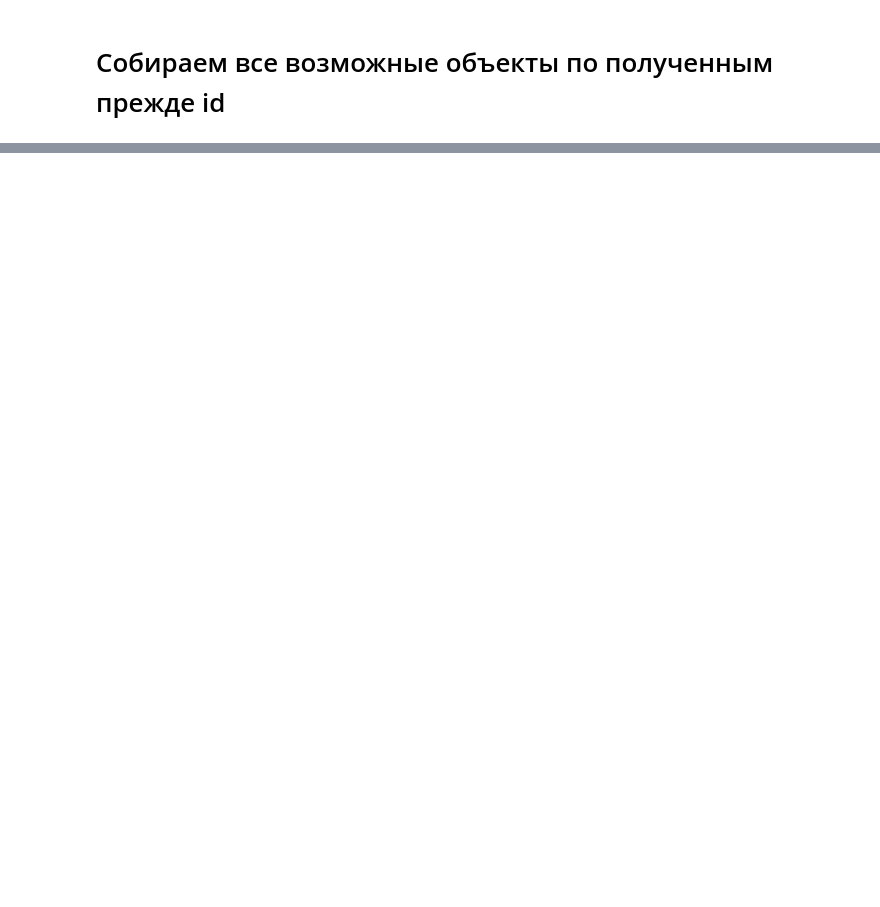
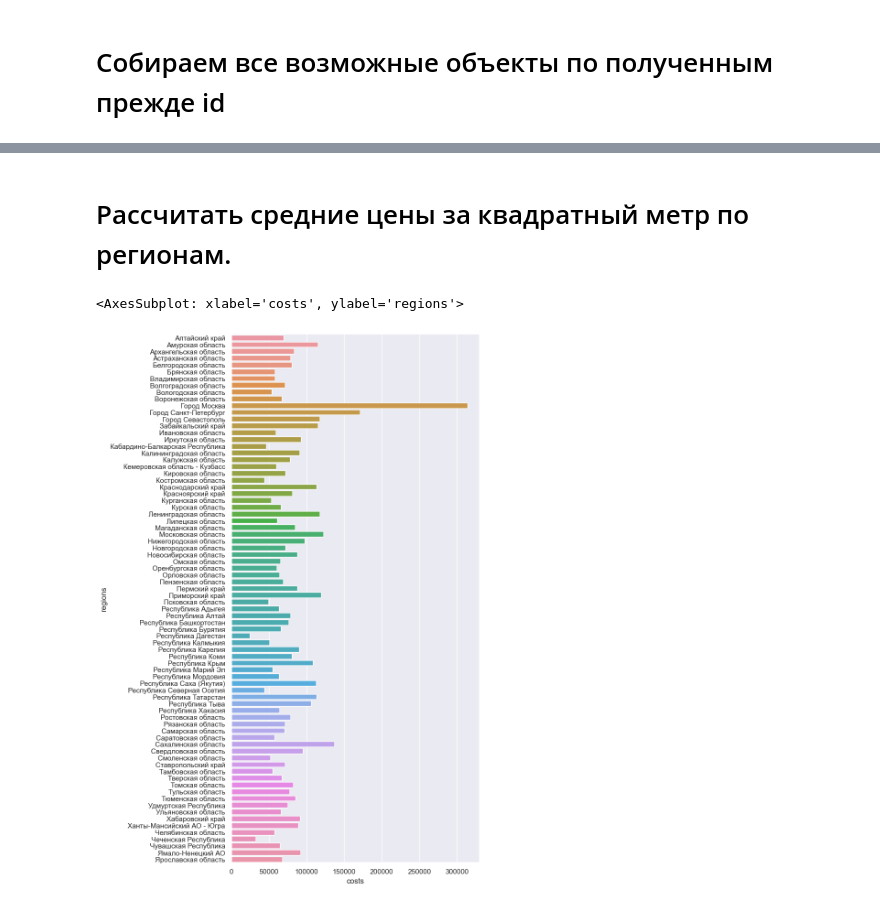
Before and after one commit to scryptan/python_hw, a Jupyter notebook: First_hw_python.ipynb, the cells around one changed output, grey strips where cells are left out. Saved outputs shown, nothing was run; the diff lists cells and outputs as text; code cells hidden in the pictures; blank space fills up the shorter version.

Commit message:
add visualizations and analysis

```diff
--- a/First_hw_python.ipynb
+++ b/First_hw_python.ipynb
@@ -81,9 +84,14 @@ for res in grequests.imap(rs_objects, size=16):
 print(len(full_objects))
 print(datetime.now() - start)
 # %%
-out_filename = "./output/output.csv"
+full_objects = []
+out_filename = "./output/output.pkl.gz"
 
-if full_objects:
+download_from_github = True
+
+if download_from_github:
+    df = pd.read_csv('https://raw.githubusercontent.com/scryptan/python_hw/master/output/output.csv')
+elif full_objects:
     df = pd.json_normalize(full_objects)
 elif os.path.exists(out_filename):
     df = pd.read_csv(out_filename)
@@ -95,5 +103,9 @@ if not os.path.exists(out_filename):
     os.makedirs(os.path.dirname(out_filename), exist_ok=True)
     df.to_csv(out_filename)
 
-df
+regions = requests.get('https://xn--80az8a.xn--d1aqf.xn--p1ai/%D1%81%D0%B5%D1%80%D0%B2%D0%B8%D1%81%D1%8B/api/dictionary/regions').json()
+regions_dict = dict((region['id'], region['name']) for region in regions)
+
+df.head()
+df.shape
 # %% [output]
@@ -112,0 +128,17 @@ df
+# %% [markdown]
+#  Рассчитать средние цены за квадратный метр по регионам.
+# %%
+df_for_price = df.dropna(subset=['objPriceAvg'])
+pd.set_option('display.max_columns', None)
+mean_prices_by_region = df_for_price.replace({"region": regions_dict}).groupby(['region'])['objPriceAvg'].mean()
+
+sns.set_theme()
+
+prices_df = mean_prices_by_region.reset_index()
+prices_df.columns = ['regions', 'costs']
+
+sns.set(rc = {'figure.figsize':(7,15)})
+sns.barplot(y = 'regions', x = 'costs', data = prices_df, errorbar=None)
+# %% [output]
+<AxesSubplot: xlabel='costs', ylabel='regions'>
+[figure, added]
```
Also changed, not shown: parts of 16 cells of this notebook.
